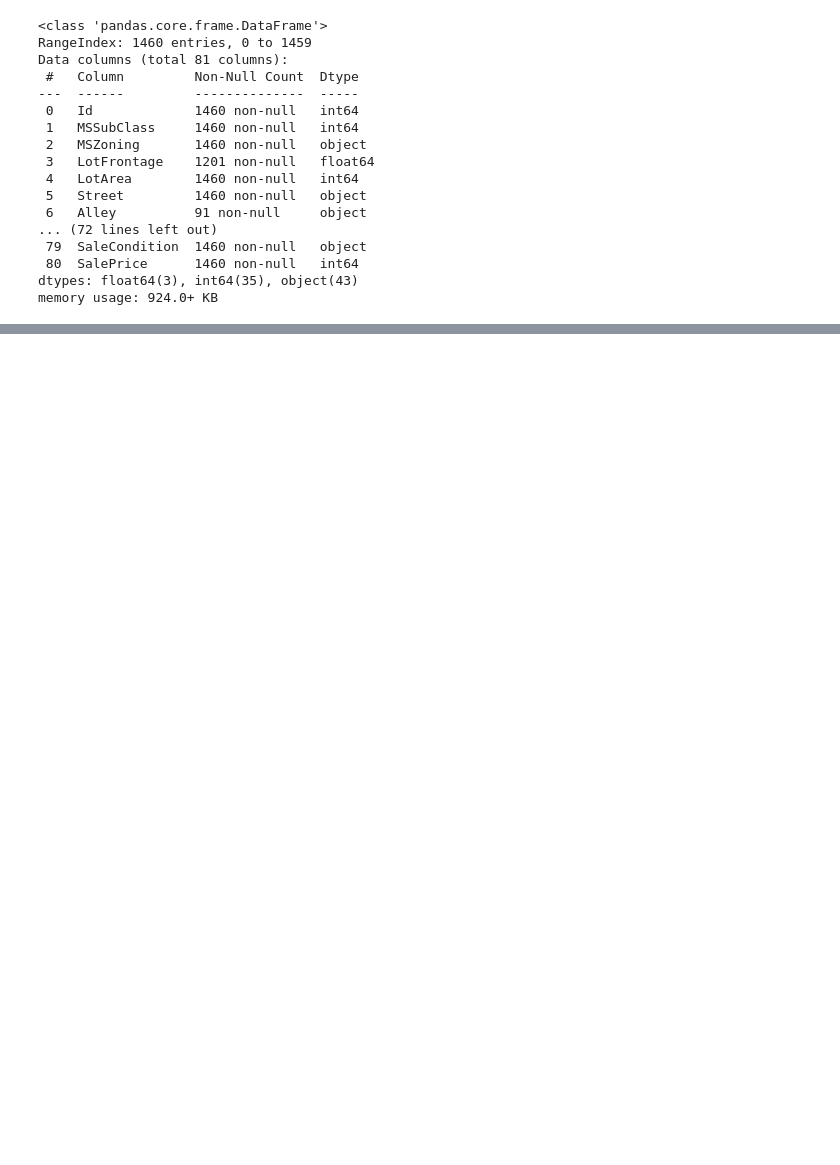
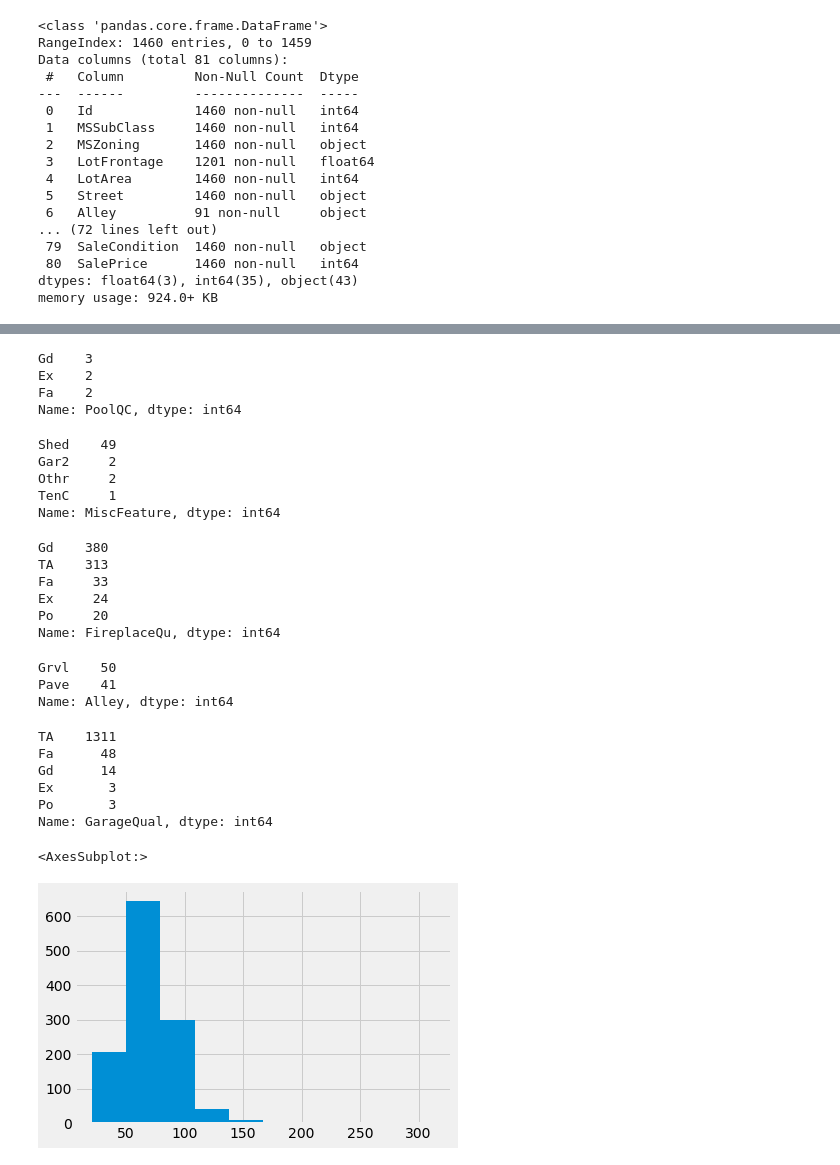
Before and after one commit to Dmitriysind/Kaggle-House-Prices, a Jupyter notebook: house-prices.ipynb, the cells around one changed output, grey strips where cells are left out. Saved outputs shown, nothing was run; the diff lists cells and outputs as text; code cells hidden in the pictures; blank space fills up the shorter version.

```diff
--- a/house-prices.ipynb
+++ b/house-prices.ipynb
@@ -56,0 +135,44 @@ memory usage: 924.0+ KB
+# %%
+train['PoolQC'].value_counts()
+# %% [output]
+Gd    3
+Ex    2
+Fa    2
+Name: PoolQC, dtype: int64
+# %%
+train['MiscFeature'].value_counts()
+# %% [output]
+Shed    49
+Gar2     2
+Othr     2
+TenC     1
+Name: MiscFeature, dtype: int64
+# %%
+train['FireplaceQu'].value_counts()
+# %% [output]
+Gd    380
+TA    313
+Fa     33
+Ex     24
+Po     20
+Name: FireplaceQu, dtype: int64
+# %%
+train['Alley'].value_counts()
+# %% [output]
+Grvl    50
+Pave    41
+Name: Alley, dtype: int64
+# %%
+train['GarageQual'].value_counts()
+# %% [output]
+TA    1311
+Fa      48
+Gd      14
+Ex       3
+Po       3
+Name: GarageQual, dtype: int64
+# %%
+train['LotFrontage'].hist()
+# %% [output]
+<AxesSubplot:>
+[figure, added]
```
Also changed, not shown: parts of 20 cells of this notebook.
